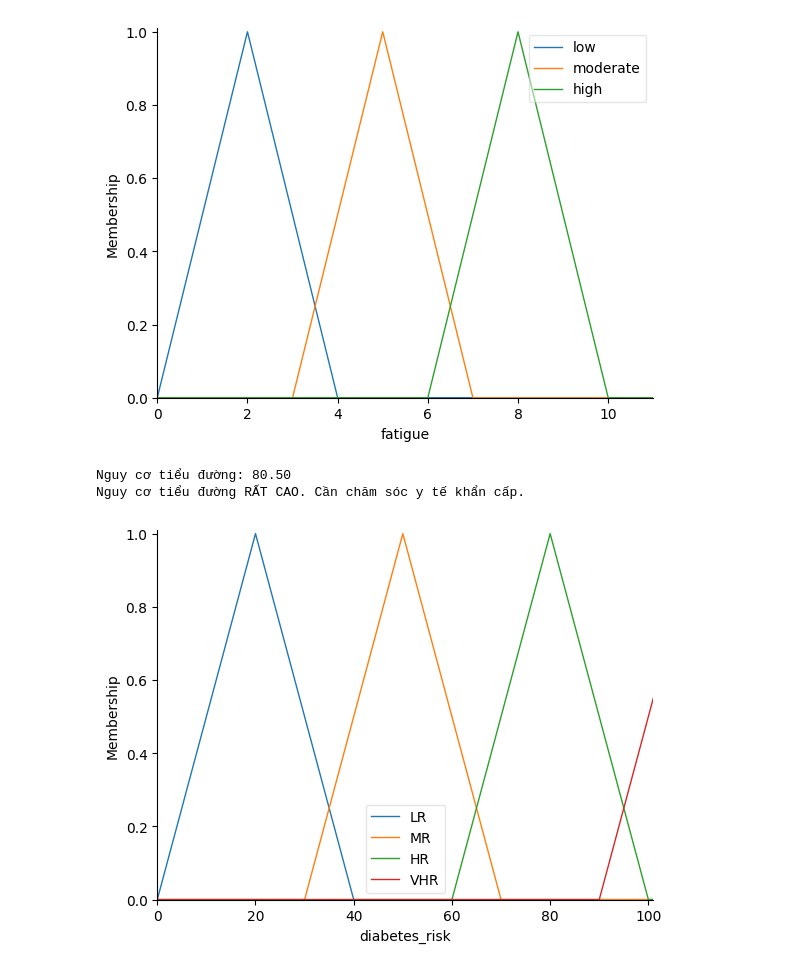
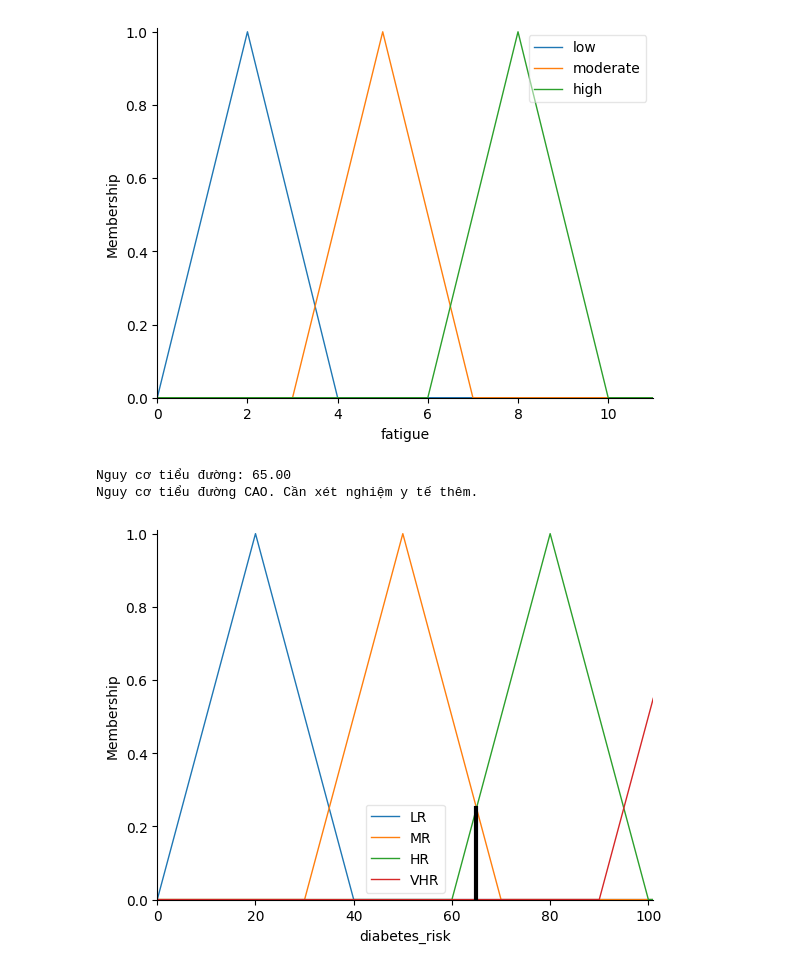
Before and after one commit to my-quach/R-AI, a Jupyter notebook: 2_2.ipynb, the cells around one changed output. Drawn from its saved outputs; the diff is of its cells as text; code cells hidden in the pictures.

```diff
--- a/2_2.ipynb
+++ b/2_2.ipynb
@@ -76,10 +76,10 @@ system = ctrl.ControlSystem(rules)
 simulation = ctrl.ControlSystemSimulation(system)
 
 # Nhập dữ liệu đầu vào
-simulation.input['blood_sugar'] = 250
-simulation.input['bmi'] = 32
+simulation.input['blood_sugar'] = 150
+simulation.input['bmi'] = 25
 simulation.input['urination'] = 5
-simulation.input['fatigue'] = 36
+simulation.input['fatigue'] = 14
 # %%
 bmi.view()
 # %% [output]
@@ -98,22 +98,23 @@ fatigue.view()
 [figure]
 # %%
 # Tính toán kết quả
-simulation.compute()
+
+simulation.compute() # Changed from diabetes_risk_sim.compute() to simulation.compute()
 result = simulation.output['diabetes_risk']
 print(f"Nguy cơ tiểu đường: {result:.2f}")
 
 # Xuất câu trả lời theo mức độ nguy cơ
 if result < 30:
     print("Nguy cơ tiểu đường THẤP. Không đáng lo ngại ngay lập tức.")
 elif result < 60:
     print("Nguy cơ tiểu đường TRUNG BÌNH. Đề xuất thay đổi lối sống.")
 elif result < 80:
     print("Nguy cơ tiểu đường CAO. Cần xét nghiệm y tế thêm.")
 else:
     print("Nguy cơ tiểu đường RẤT CAO. Cần chăm sóc y tế khẩn cấp.")
 
-diabetes_risk.view()
+diabetes_risk.view(simulation)
 # %% [output]
-Nguy cơ tiểu đường: 80.50
-Nguy cơ tiểu đường RẤT CAO. Cần chăm sóc y tế khẩn cấp.
+Nguy cơ tiểu đường: 65.00
+Nguy cơ tiểu đường CAO. Cần xét nghiệm y tế thêm.
-[figure, old version]
+[figure, new version]
```
